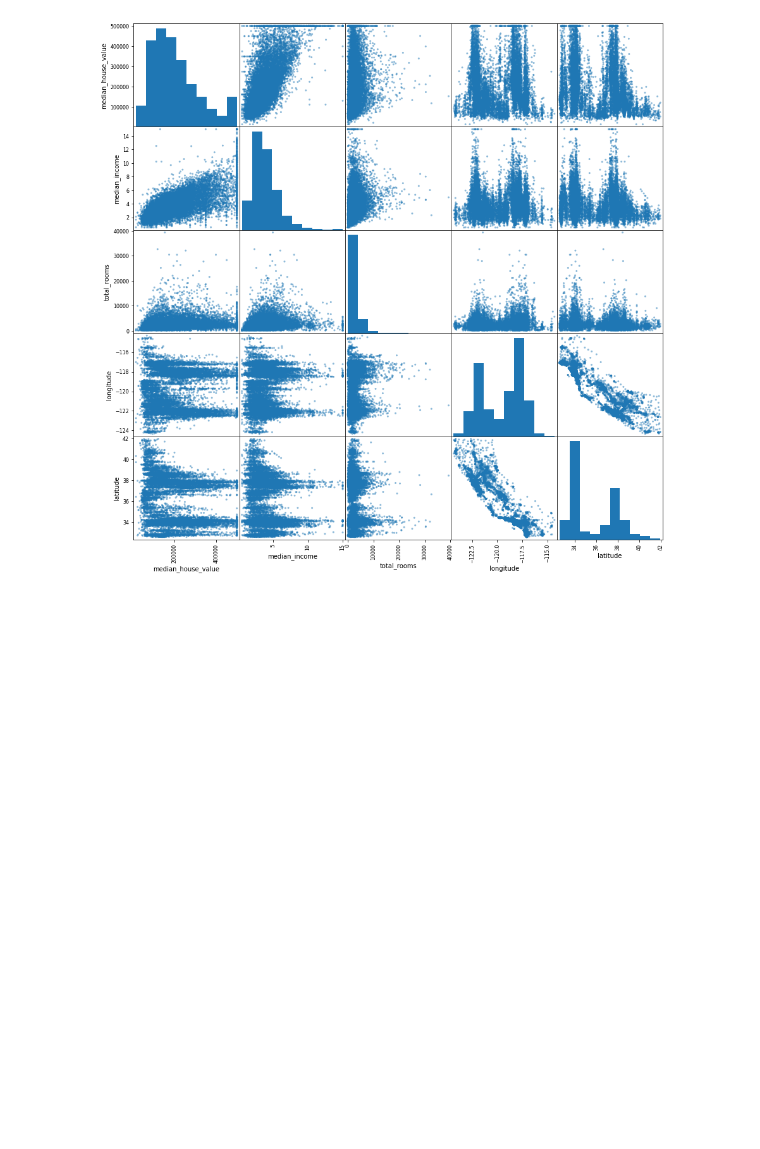
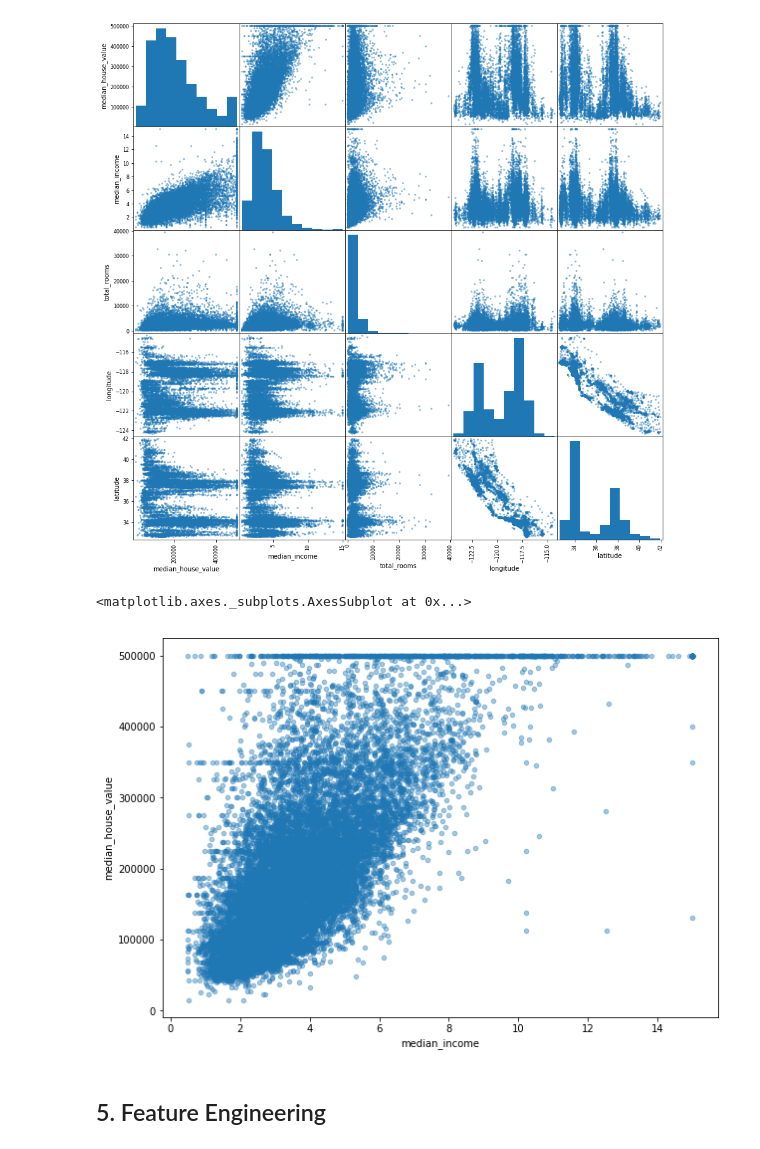
Before and after one commit to theSLWayne/california-housing-model, a Jupyter notebook: California_Housing.ipynb, the cells around one changed output. Cells and saved outputs as stored; diff of their text form; code cells hidden in the pictures; blank space fills up the shorter version.

Commit message:
Feature Engineering

```diff
--- a/California_Housing.ipynb
+++ b/California_Housing.ipynb
@@ -159,3 +159,11 @@ array([[<matplotlib.axes._subplots.AxesSubplot object at 0x...>,
         <matplotlib.axes._subplots.AxesSubplot object at 0x...>]],
       dtype=object)
 [figure]
+# %%
+# Closing in on the correaltion between median house value and median income
+train_copy.plot(x = "median_income", y = "median_house_value", kind = "scatter", alpha = 0.4, figsize = (10, 7))
+# %% [output]
+<matplotlib.axes._subplots.AxesSubplot at 0x...>
+[figure, added]
+# %% [markdown]
+## 5. Feature Engineering
```
Also changed, not shown: parts of 2 cells of this notebook.
